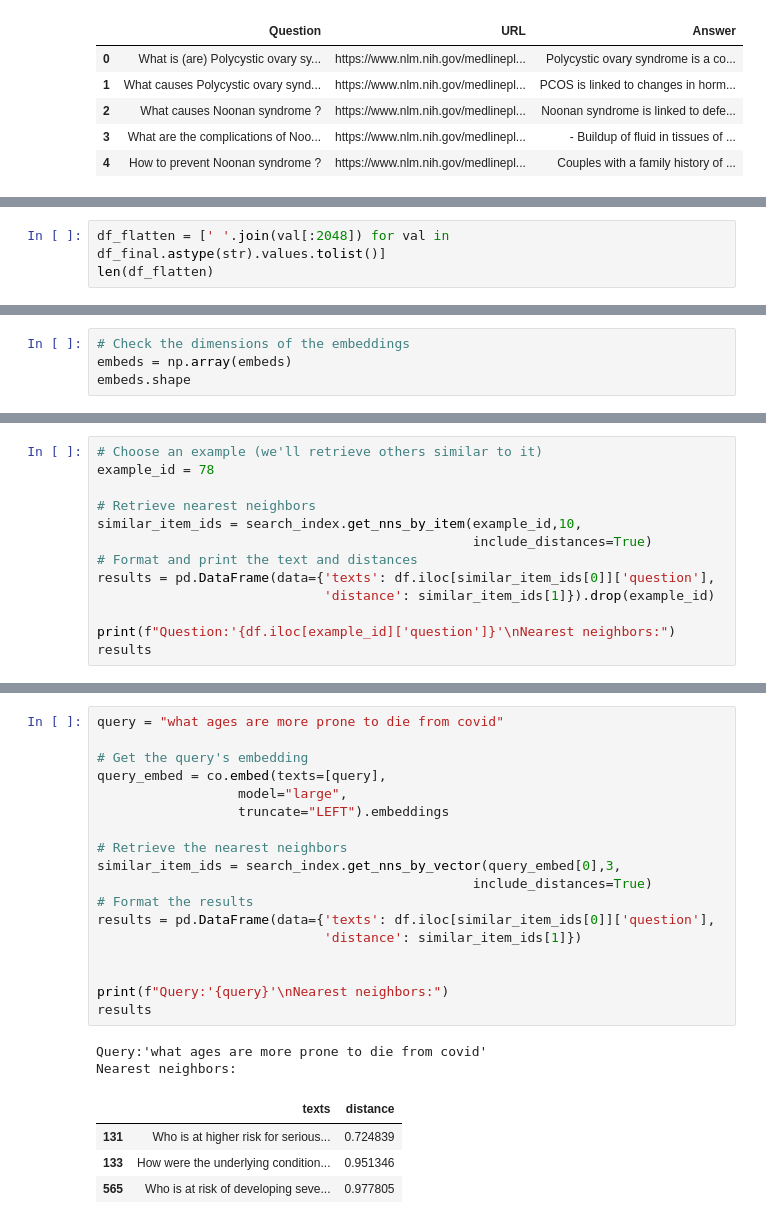
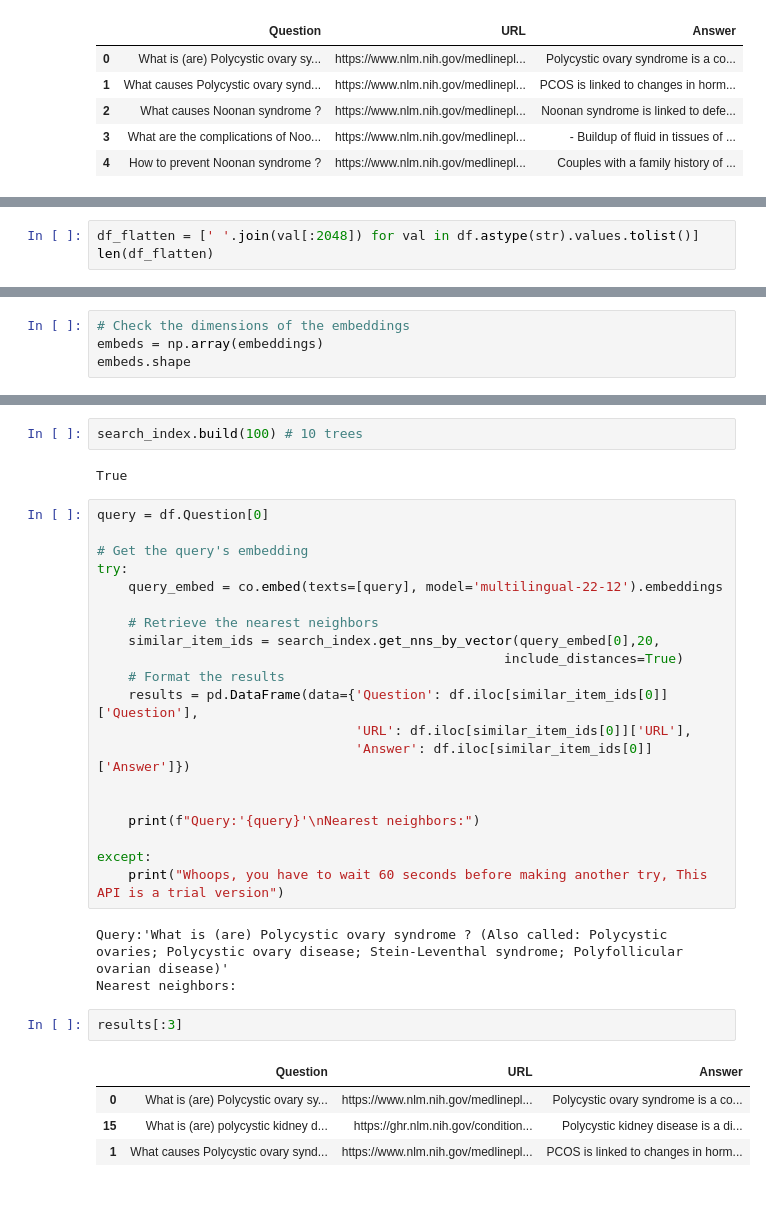
Before and after one commit to alizahidraja/Semantic-Search-AI-Hackathon, a Jupyter notebook: source.ipynb, the cells around one changed output, grey strips where cells are left out. Saved outputs shown, nothing was run; the diff lists cells and outputs as text; blank space fills up the shorter version.

Commit message:
completed training a model

```diff
--- a/source.ipynb
+++ b/source.ipynb
@@ -87,3 +93,3 @@ df.head()
 # %%
-df_flatten = [' '.join(val[:2048]) for val in df_final.astype(str).values.tolist()]
+df_flatten = [' '.join(val[:2048]) for val in df.astype(str).values.tolist()]
 len(df_flatten)
@@ -100,4 +106,4 @@ CohereError: invalid request: texts[12] is too long. Max tokens per text must be
 # %%
 # Check the dimensions of the embeddings
-embeds = np.array(embeds)
+embeds = np.array(embeddings)
 embeds.shape
@@ -115,13 +117,0 @@ True
-# %%
-# Choose an example (we'll retrieve others similar to it)
-example_id = 78
-
-# Retrieve nearest neighbors
-similar_item_ids = search_index.get_nns_by_item(example_id,10,
-                                                include_distances=True)
-# Format and print the text and distances
-results = pd.DataFrame(data={'texts': df.iloc[similar_item_ids[0]]['question'],
-                             'distance': similar_item_ids[1]}).drop(example_id)
-
-print(f"Question:'{df.iloc[example_id]['question']}'\nNearest neighbors:")
-results
@@ -141,25 +118,34 @@ Nearest neighbors:
+# %%
+search_index.build(100) # 10 trees
+# %% [output]
+True
 # %%
-query = "what ages are more prone to die from covid"
+query = df.Question[0]
 
 # Get the query's embedding
-query_embed = co.embed(texts=[query],
-                  model="large",
-                  truncate="LEFT").embeddings
+try:
+    query_embed = co.embed(texts=[query], model='multilingual-22-12').embeddings
 
-# Retrieve the nearest neighbors
-similar_item_ids = search_index.get_nns_by_vector(query_embed[0],3,
-                                                include_distances=True)
-# Format the results
-results = pd.DataFrame(data={'texts': df.iloc[similar_item_ids[0]]['question'],
-                             'distance': similar_item_ids[1]})
+    # Retrieve the nearest neighbors
+    similar_item_ids = search_index.get_nns_by_vector(query_embed[0],20,
+                                                    include_distances=True)
+    # Format the results
+    results = pd.DataFrame(data={'Question': df.iloc[similar_item_ids[0]]['Question'],
+                                 'URL': df.iloc[similar_item_ids[0]]['URL'],
+                                 'Answer': df.iloc[similar_item_ids[0]]['Answer']})
 
 
-print(f"Query:'{query}'\nNearest neighbors:")
-results
+    print(f"Query:'{query}'\nNearest neighbors:")
+
+except:
+    print("Whoops, you have to wait 60 seconds before making another try, This API is a trial version")
 # %% [output]
-Query:'what ages are more prone to die from covid'
+Query:'What is (are) Polycystic ovary syndrome ? (Also called: Polycystic ovaries; Polycystic ovary disease; Stein-Leventhal syndrome; Polyfollicular ovarian disease)'
 Nearest neighbors:
-|  | texts | distance |
-| 131 | Who is at higher risk for serious... | 0.724839 |
-| 133 | How were the underlying condition... | 0.951346 |
-| 565 | Who is at risk of developing seve... | 0.977805 |
+# %%
+results[:3]
+# %% [output]
+|  | Question | URL | Answer |
+| 0 | What is (are) Polycystic ovary sy... | https://www.nlm.nih.gov/medlinepl... | Polycystic ovary syndrome is a co... |
+| 15 | What is (are) polycystic kidney d... | https://ghr.nlm.nih.gov/condition... | Polycystic kidney disease is a di... |
+| 1 | What causes Polycystic ovary synd... | https://www.nlm.nih.gov/medlinepl... | PCOS is linked to changes in horm... |
```
Also changed, not shown: parts of 33 cells of this notebook, 6 other files.
